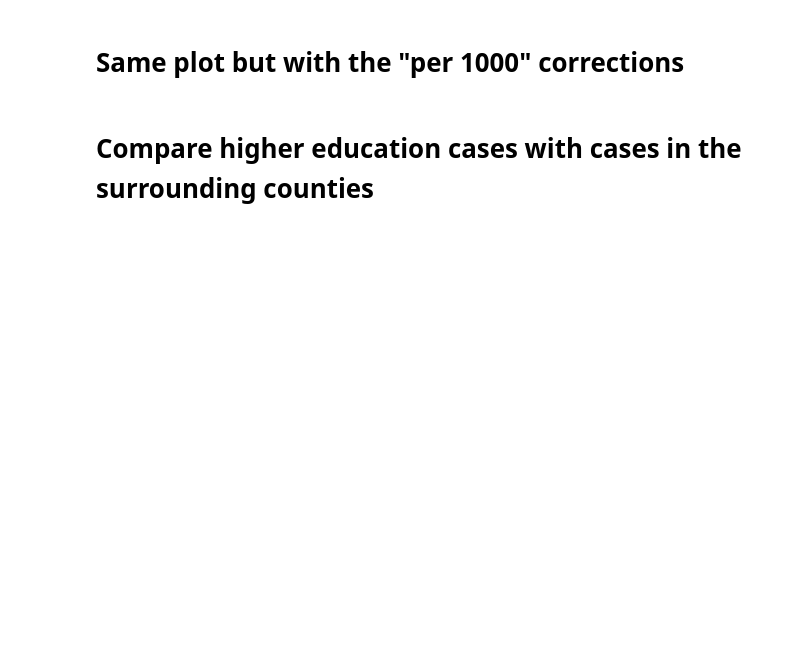
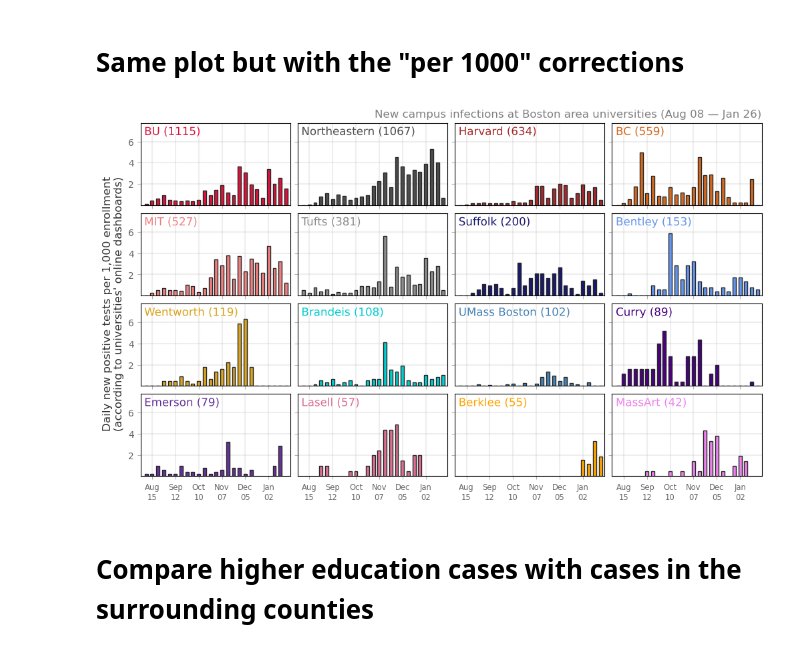
Before and after one commit to jkbren/massachusetts-higher-ed-covid, a Jupyter notebook: code/universities-in-boston.ipynb, the cells around one changed output. Cells and saved outputs as stored; diff of their text form; code cells hidden in the pictures; blank space fills up the shorter version.

```diff
--- a/code/universities-in-boston.ipynb
+++ b/code/universities-in-boston.ipynb
@@ -227,34 +229,36 @@ for i, univ in enumerate(school_deets['name'].unique()[:16]):
     yvals_u = data_u['positive_tests'].values / data_u['enrollment'] * 1000
 
     ax[tups[i]].bar(xvals_u, yvals_u, fc=univ_col, ec='.15', lw=1, width=4)
     name = univ_abb + ' (%i)'%tot_cases
-    text = ax[tups[i]].text(0.025, 0.965, name, transform=ax[tups[i]].transAxes,
+    text = ax[tups[i]].text(0.025, 0.95, name, transform=ax[tups[i]].transAxes,
                      color=univ_col, ha='left', va='top', fontsize='large')
     text.set_path_effects([path_effects.Stroke(linewidth=1.5, foreground='w'),
                            path_effects.Normal()])
 
 ax[(2,0)].set_ylabel("Daily new positive tests per 1,000 enrollment\n"+\
                      "(according to universities' online dashboards)",
                      color='.2',fontsize='large', y=1)
 ax[(0,ncols-1)].set_title("New campus infections at Boston area universities (%s — %s)"%(
                           month_abbrev[data_u['date'].min()[5:7]]+" "+data_u['date'].min()[8:],
                           month_abbrev[today[5:7]]+" "+today[8:]),
                     x=1.0, ha='right', color='.5')
 
 for a in fig.axes:
     datlabs = data_u['date'].unique()[1::4]
     a.set_ylim(0.025,7.75)
     a.set_xticks([date_dict[i] for i in datlabs])
     a.set_xticklabels([month_abbrev[i[5:7]]+'\n'+i[8:] for i in datlabs],fontsize='small')
     a.grid(linewidth=1.5,color='.75',alpha=0.25)
     a.tick_params(labelcolor='.4',color='.7')
     a.set_xlim(date_dict[start], date_dict[today]+2)
 
 
 plt.savefig('../figs/pngs/university_boston_grid_per_1000.png', dpi=425, bbox_inches='tight')
 plt.savefig('../figs/pdfs/university_boston_grid_per_1000.pdf', bbox_inches='tight')
 
 plt.show()
+# %% [output]
+[figure, added]
 # %% [markdown]
 # Compare higher education cases with cases in the surrounding counties
 # %%
```
Also changed, not shown: parts of 6 cells of this notebook, 16 other files.
